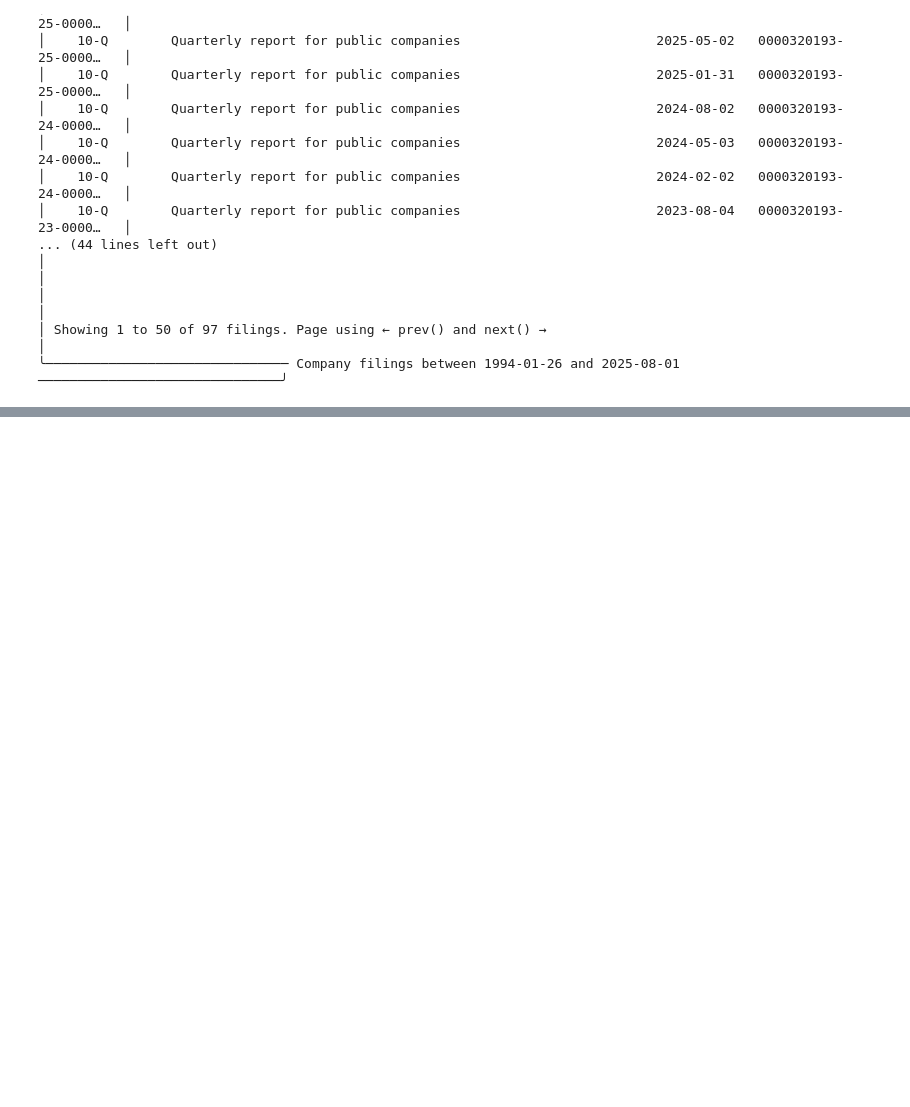
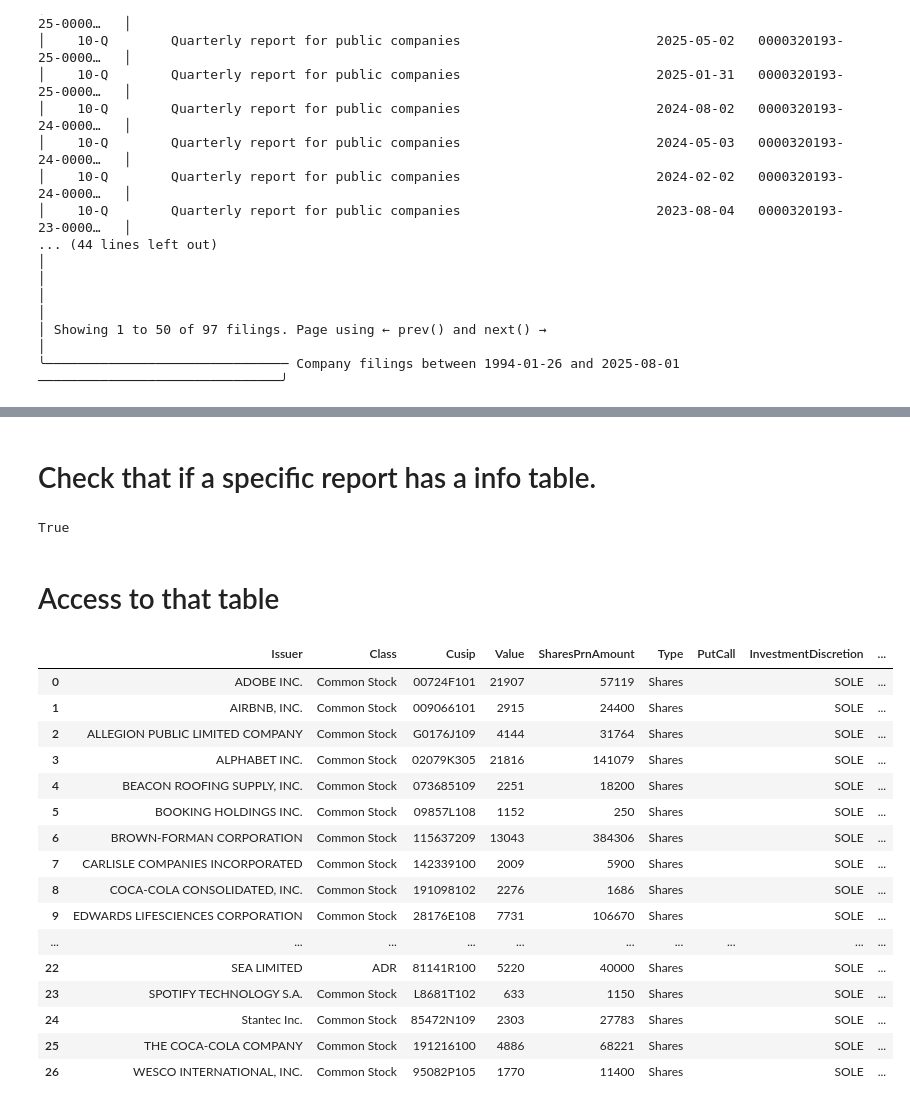
Before and after one commit to pakkapol-s/Data-Analysis-Projects, a Jupyter notebook: Edgar_Tools/Edgar_Tools.ipynb, the cells around one changed output, grey strips where cells are left out. Saved outputs shown, nothing was run; the diff lists cells and outputs as text; code cells hidden in the pictures; blank space fills up the shorter version.

```diff
--- a/Edgar_Tools/Edgar_Tools.ipynb
+++ b/Edgar_Tools/Edgar_Tools.ipynb
@@ -238,0 +389,3 @@ filings
+# %%
+filings = get_filings(form = '13F-HR')
+filings
@@ -238,0 +411,3 @@ filings
+# %%
+filing = filings[0]
+filing
@@ -238,0 +426,3 @@ filings
+# %%
+report = filing.obj()
+report
@@ -238,0 +448,28 @@ filings
+# %% [markdown]
+# Check that if a specific report has a info table.
+# %%
+report.has_infotable()
+# %% [output]
+True
+# %% [markdown]
+# Access to that table
+# %%
+report.infotable
+# %% [output]
+|  | Issuer | Class | Cusip | Value | SharesPrnAmount | Type | PutCall | InvestmentDiscretion | ... |
+| 0 | ADOBE INC. | Common Stock | 00724F101 | 21907 | 57119 | Shares |  | SOLE | ... |
+| 1 | AIRBNB, INC. | Common Stock | 009066101 | 2915 | 24400 | Shares |  | SOLE | ... |
+| 2 | ALLEGION PUBLIC LIMITED COMPANY | Common Stock | G0176J109 | 4144 | 31764 | Shares |  | SOLE | ... |
+| 3 | ALPHABET INC. | Common Stock | 02079K305 | 21816 | 141079 | Shares |  | SOLE | ... |
+| 4 | BEACON ROOFING SUPPLY, INC. | Common Stock | 073685109 | 2251 | 18200 | Shares |  | SOLE | ... |
+| 5 | BOOKING HOLDINGS INC. | Common Stock | 09857L108 | 1152 | 250 | Shares |  | SOLE | ... |
+| 6 | BROWN-FORMAN CORPORATION | Common Stock | 115637209 | 13043 | 384306 | Shares |  | SOLE | ... |
+| 7 | CARLISLE COMPANIES INCORPORATED | Common Stock | 142339100 | 2009 | 5900 | Shares |  | SOLE | ... |
+| 8 | COCA-COLA CONSOLIDATED, INC. | Common Stock | 191098102 | 2276 | 1686 | Shares |  | SOLE | ... |
+| 9 | EDWARDS LIFESCIENCES CORPORATION | Common Stock | 28176E108 | 7731 | 106670 | Shares |  | SOLE | ... |
+| ... | ... | ... | ... | ... | ... | ... | ... | ... | ... |
+| 22 | SEA LIMITED | ADR | 81141R100 | 5220 | 40000 | Shares |  | SOLE | ... |
+| 23 | SPOTIFY TECHNOLOGY S.A. | Common Stock | L8681T102 | 633 | 1150 | Shares |  | SOLE | ... |
+| 24 | Stantec Inc. | Common Stock | 85472N109 | 2303 | 27783 | Shares |  | SOLE | ... |
+| 25 | THE COCA-COLA COMPANY | Common Stock | 191216100 | 4886 | 68221 | Shares |  | SOLE | ... |
+| 26 | WESCO INTERNATIONAL, INC. | Common Stock | 95082P105 | 1770 | 11400 | Shares |  | SOLE | ... |
```
Also changed, not shown: parts of 19 cells of this notebook.
